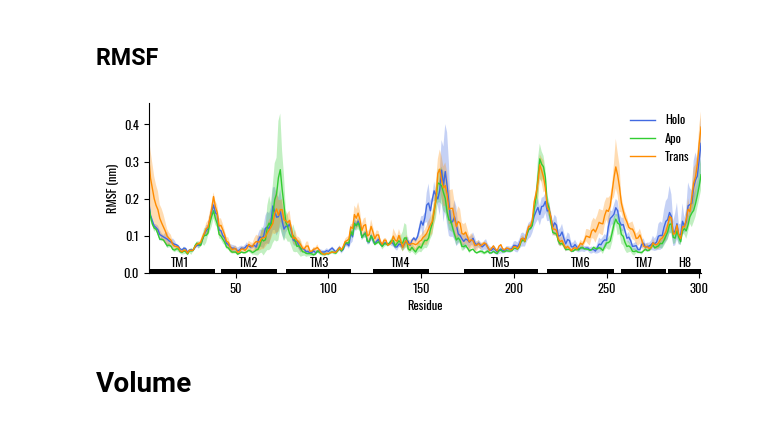
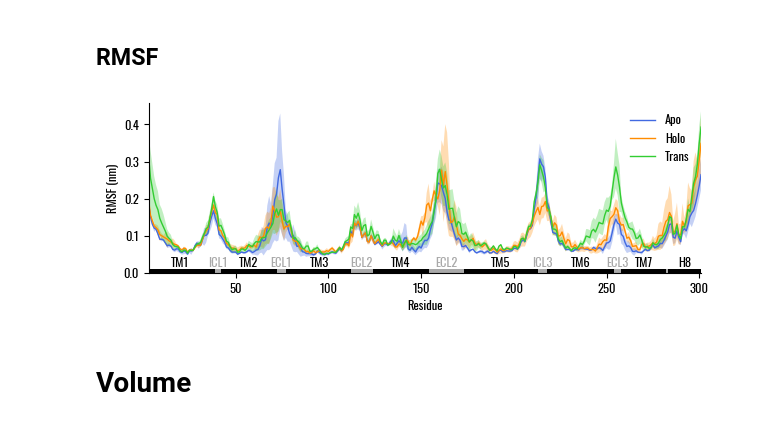
Before and after one commit to lorenzopallante/TAS2R46, a Jupyter notebook: Conformational_analysis.ipynb, the cells around one changed output. Cells and saved outputs as stored; diff of their text form; code cells hidden in the pictures.

```diff
--- a/Conformational_analysis.ipynb
+++ b/Conformational_analysis.ipynb
@@ -21,7 +21,7 @@ mpl.rcParams['legend.frameon'] = False
 mpl.font_manager.findSystemFonts(fontpaths="/home/marco/.local/share/fonts", fontext="ttf")
 mpl.rcParams['font.family'] = 'Oswald'
 
-palette = ['royalblue','limegreen', 'darkorange']
+palette = ['royalblue', 'darkorange','limegreen']
 # %% [markdown]
 # 2. Basic analysis
 # %% [markdown]
@@ -62,20 +62,27 @@ fig.savefig('../05-Images/RMSD.png',dpi=600,facecolor='white')
 # %%
 def add_helices(ax,botlim=0,w=0.02):
     from matplotlib.patches import Rectangle
-    ax.add_patch(Rectangle((3,botlim),36,w,  fill=True,lw=0,color='k'))
-    ax.add_patch(Rectangle((42,botlim),30,w, fill=True,lw=0,color='k'))
-    ax.add_patch(Rectangle((77,botlim),35,w, fill=True,lw=0,color='k'))
-    ax.add_patch(Rectangle((124,botlim),30,w,fill=True,lw=0,color='k'))
-    ax.add_patch(Rectangle((173,botlim),40,w,fill=True,lw=0,color='k'))
-    ax.add_patch(Rectangle((218,botlim),36,w,fill=True,lw=0,color='k'))
-    ax.add_patch(Rectangle((258,botlim),24,w,fill=True,lw=0,color='k'))
-    ax.add_patch(Rectangle((283,botlim),18,w,fill=True,lw=0,color='k'))
+    ax.add_patch(Rectangle((3,botlim),36,w,  fill=True,lw=0,color='k',zorder=0))
+    ax.add_patch(Rectangle((3,botlim),299,w, fill=True,lw=0,color='darkgrey',zorder=-1))
+    ax.add_patch(Rectangle((42,botlim),30,w, fill=True,lw=0,color='k',zorder=0))
+    ax.add_patch(Rectangle((77,botlim),35,w, fill=True,lw=0,color='k',zorder=0))
+    ax.add_patch(Rectangle((124,botlim),30,w,fill=True,lw=0,color='k',zorder=0))
+    ax.add_patch(Rectangle((173,botlim),40,w,fill=True,lw=0,color='k',zorder=0))
+    ax.add_patch(Rectangle((218,botlim),36,w,fill=True,lw=0,color='k',zorder=0))
+    ax.add_patch(Rectangle((258,botlim),24,w,fill=True,lw=0,color='k',zorder=0))
+    ax.add_patch(Rectangle((283,botlim),18,w,fill=True,lw=0,color='k',zorder=0))
     ax.text(20, botlim+w+0.005,"TM1",fontsize=9, ha='center')
+    ax.text((3+36+42)/2,botlim+w+0.005,"ICL1",fontsize=9, ha='center',color='darkgrey')
     ax.text(57, botlim+w+0.005,"TM2",fontsize=9, ha='center')
+    ax.text((42+30+77)/2, botlim+w+0.005,"ECL1",fontsize=9, ha='center',color='darkgrey')
     ax.text(95, botlim+w+0.005,"TM3",fontsize=9, ha='center')
+    ax.text((77+35+124)/2,botlim+w+0.005,"ECL2",fontsize=9, ha='center',color='darkgrey')
     ax.text(139,botlim+w+0.005,"TM4",fontsize=9, ha='center')
+    ax.text((124+30+173)/2,botlim+w+0.005,"ECL2",fontsize=9, ha='center',color='darkgrey')
     ax.text(193,botlim+w+0.005,"TM5",fontsize=9, ha='center')
+    ax.text((173+40+218)/2,botlim+w+0.005,"ICL3",fontsize=9, ha='center',color='darkgrey')
     ax.text(236,botlim+w+0.005,"TM6",fontsize=9, ha='center')
+    ax.text((218+36+258)/2,botlim+w+0.005,"ECL3",fontsize=9, ha='center',color='darkgrey')
     ax.text(270,botlim+w+0.005,"TM7",fontsize=9, ha='center')
     ax.text(292,botlim+w+0.005,"H8", fontsize=9, ha='center')
 # %%
@@ -85,39 +92,39 @@ residues = np.loadtxt('../02-analysis/rmsf_apo_rep1.xvg', usecols=0,comments=['#
 rmsfs_holo = np.column_stack((np.loadtxt('../02-analysis/rmsf_holo_rep1.xvg', usecols=1,comments=['#','@']),
                               np.loadtxt('../02-analysis/rmsf_holo_rep2.xvg', usecols=1,comments=['#','@']),
                               np.loadtxt('../02-analysis/rmsf_holo_rep3.xvg', usecols=1,comments=['#','@'])))
 
 rmsfs_apo = np.column_stack((np.loadtxt('../02-analysis/rmsf_apo_rep1.xvg', usecols=1,comments=['#','@']),
                              np.loadtxt('../02-analysis/rmsf_apo_rep2.xvg', usecols=1,comments=['#','@']),
                              np.loadtxt('../02-analysis/rmsf_apo_rep3.xvg', usecols=1,comments=['#','@'])))
 
 rmsfs_tran = np.column_stack((np.loadtxt('../02-analysis/rmsf_trans_rep1.xvg', usecols=1,comments=['#','@']),
                               np.loadtxt('../02-analysis/rmsf_trans_rep2.xvg', usecols=1,comments=['#','@']),
                               np.loadtxt('../02-analysis/rmsf_trans_rep3.xvg', usecols=1,comments=['#','@'])))
 
 fig,ax = plt.subplots(1,1,figsize=(16/2.54,6/2.54))
-ax.plot(residues,rmsfs_holo.mean(axis=1),color=palette[0],label='Holo')
-ax.plot(residues,rmsfs_apo.mean(axis=1),color=palette[1],label='Apo')
+ax.plot(residues,rmsfs_apo.mean(axis=1),color=palette[0],label='Apo')
+ax.plot(residues,rmsfs_holo.mean(axis=1),color=palette[1],label='Holo')
 ax.plot(residues,rmsfs_tran.mean(axis=1),color=palette[2],label='Trans')
 
+ax.fill_between(residues,rmsfs_apo.min(axis=1),
+                rmsfs_apo.mean(axis=1)+rmsfs_apo.std(axis=1),color=palette[0],alpha=0.3,edgecolor=None)
 ax.fill_between(residues,rmsfs_holo.min(axis=1),
-                rmsfs_holo.mean(axis=1)+rmsfs_holo.std(axis=1),color=palette[0],alpha=0.3,edgecolor=None)
-ax.fill_between(residues,rmsfs_apo.min(axis=1),
-                rmsfs_apo.mean(axis=1)+rmsfs_apo.std(axis=1),color=palette[1],alpha=0.3,edgecolor=None)
+                rmsfs_holo.mean(axis=1)+rmsfs_holo.std(axis=1),color=palette[1],alpha=0.3,edgecolor=None)
 ax.fill_between(residues,rmsfs_tran.min(axis=1),
                 rmsfs_tran.mean(axis=1)+rmsfs_tran.std(axis=1),color=palette[2],alpha=0.3,edgecolor=None)
 
 add_helices(ax,w=0.01)
 
 ax.set_xlabel('Residue')
 ax.set_ylabel('RMSF (nm)')
 ax.set_xlim(residues[0],residues[-1])
 ax.set_ylim(bottom=0)
 ax.legend()
 sns.despine()
 fig.tight_layout()
 fig.savefig('../05-Images/RMSF.png',dpi=600,facecolor='white')
 # %% [output]
-[figure, old version]
+[figure, new version]
 # %% [markdown]
 # Volume
 # %%
```
Also changed, not shown: parts of 11 cells of this notebook.
